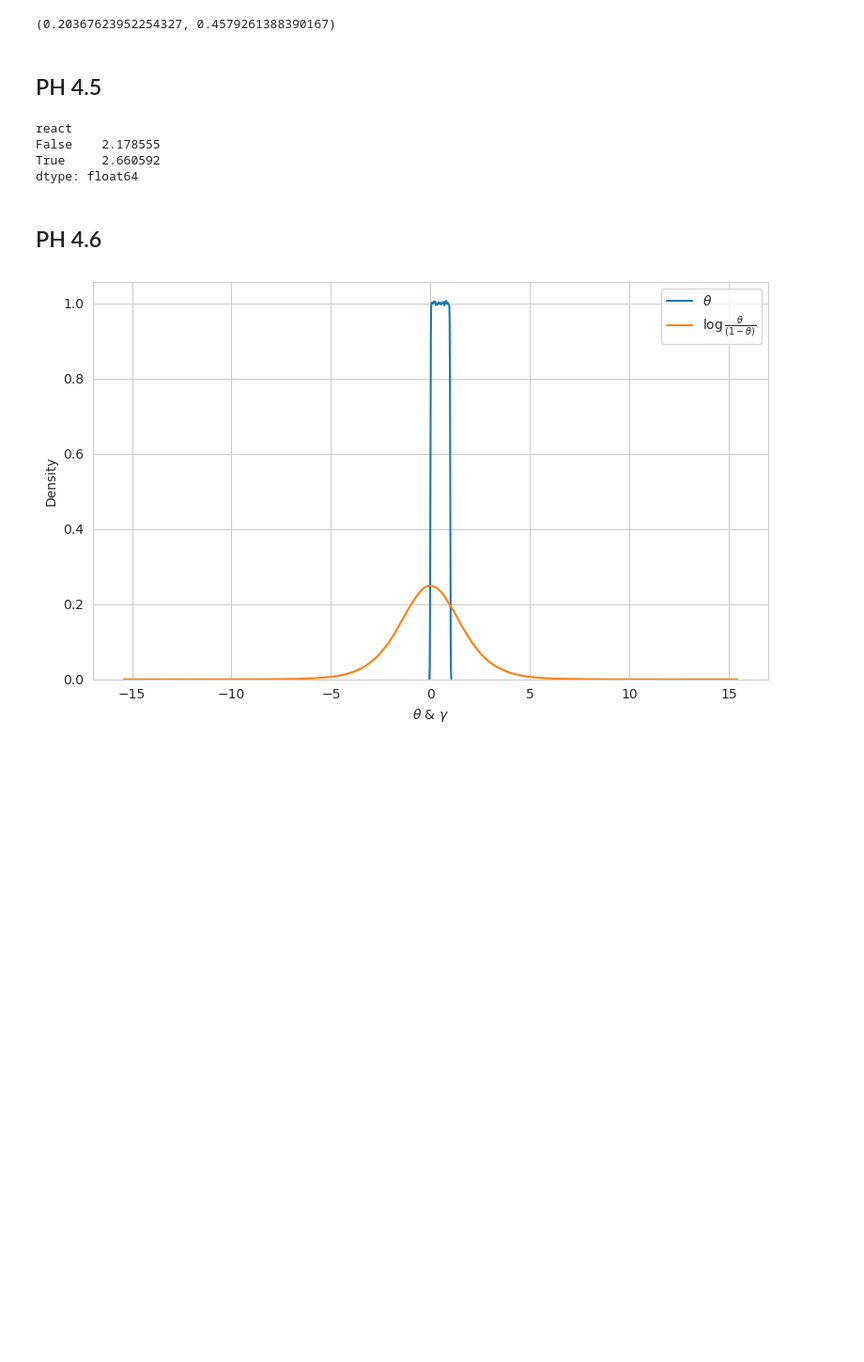
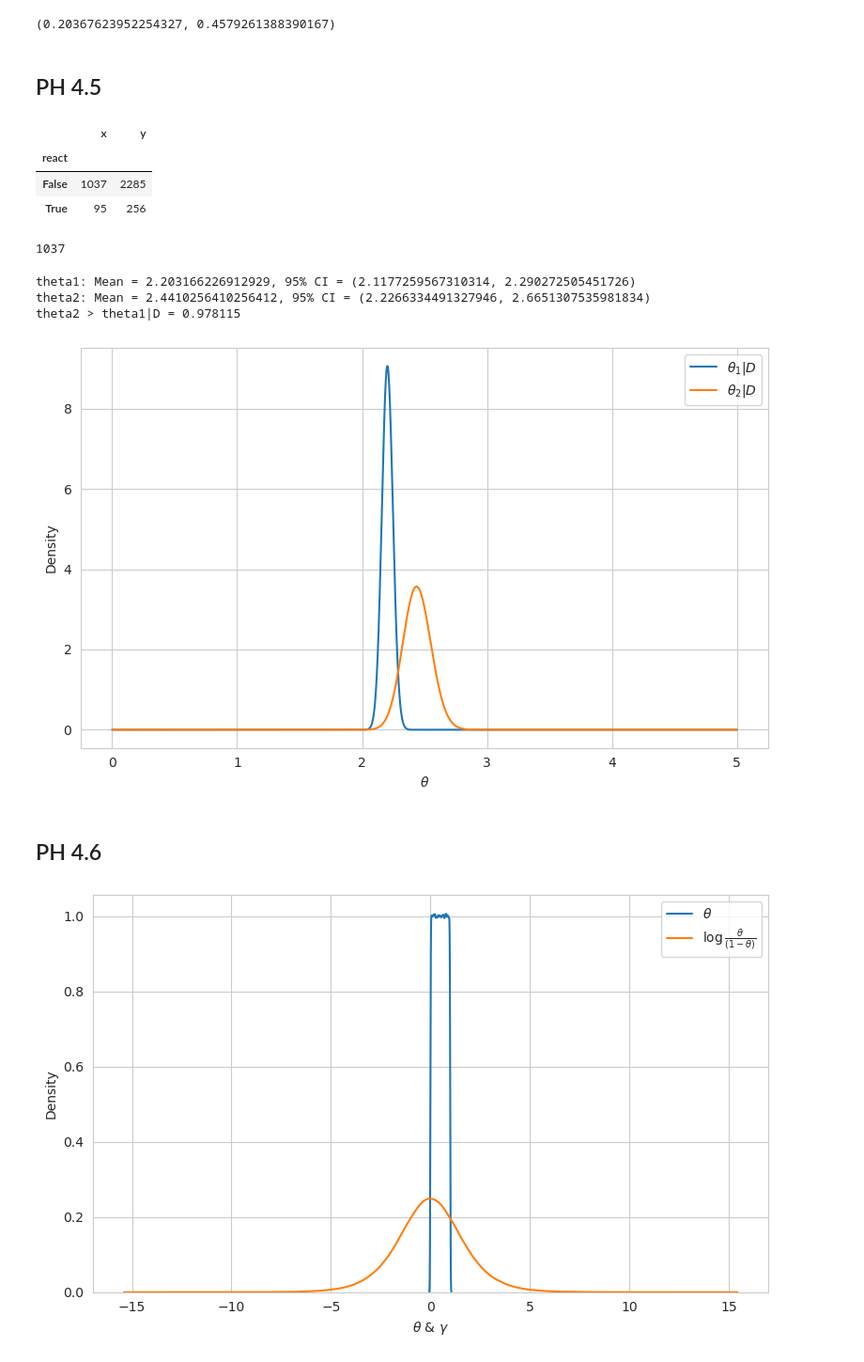
Before and after one commit to WHITSNAK/sta_602, a Jupyter notebook: hw5/hw5.ipynb, the cells around one changed output. Shown at 94% size. Saved outputs shown, nothing was run; the diff lists cells and outputs as text; code cells hidden in the pictures; blank space fills up the shorter version.

Commit message:
add 4.5.c. plot

```diff
--- a/hw5/hw5.ipynb
+++ b/hw5/hw5.ipynb
@@ -256,13 +256,47 @@ dfNoReact['react'] = False
 dfReact['react'] = True
 
 df = pd.concat([dfNoReact, dfReact], ignore_index=True)
-# %%
-df.groupby('react').apply(lambda x: (x.y/x.x).mean())
-# %% [output]
-react
-False    2.178555
-True     2.660592
-dtype: float64
+# %%
+sufStats = df.groupby('react').sum()
+# %%
+sufStats
+# %% [output]
+|  | x | y |
+| react |  |  |
+| False | 1037 | 2285 |
+| True | 95 | 256 |
+# %%
+sufStats.loc[False, 'x']
+# %% [output]
+1037
+# %%
+b1 = 100
+b2 = b1
+
+a1 = 2.2 * b1
+a2 = a1
+
+thetas = np.linspace(0, 5, 10000)
+theta1Post = stats.gamma(a=a1+sufStats.loc[False, 'y'], scale=1/(b1+sufStats.loc[False, 'x']))
+theta2Post = stats.gamma(a=a2+sufStats.loc[True, 'y'], scale=1/(b2+sufStats.loc[True, 'x']))
+
+print(f"theta1: Mean = {theta1Post.mean()}, 95% CI = {theta1Post.interval(0.95)}")
+print(f"theta2: Mean = {theta2Post.mean()}, 95% CI = {theta2Post.interval(0.95)}")
+print(f"theta2 > theta1|D = {(theta2Post.rvs(1000000) > theta1Post.rvs(1000000)).mean()}")
+
+fig, ax = plt.subplots(figsize=(8, 5))
+ax.plot(thetas, theta1Post.pdf(thetas), label='$\\theta_1|D$')
+ax.plot(thetas, theta2Post.pdf(thetas), label='$\\theta_2|D$')
+ax.legend()
+ax.set_xlabel("$\\theta$")
+ax.set_ylabel("Density")
+fig.tight_layout()
+fig.show()
+# %% [output]
+theta1: Mean = 2.203166226912929, 95% CI = (2.1177259567310314, 2.290272505451726)
+theta2: Mean = 2.4410256410256412, 95% CI = (2.2266334491327946, 2.6651307535981834)
+theta2 > theta1|D = 0.978115
+[figure, added]
 # %% [markdown]
 ## PH 4.6
 # %%
```
Also changed, not shown: 1 other file.
